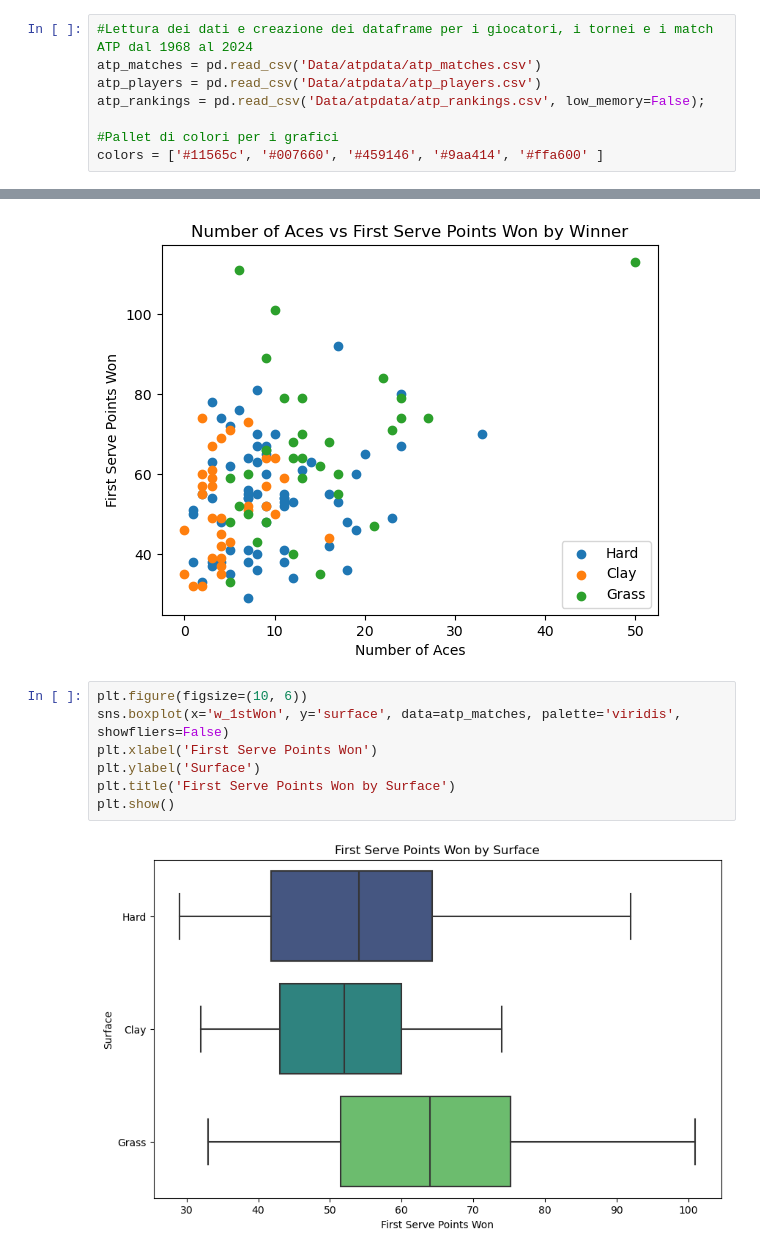
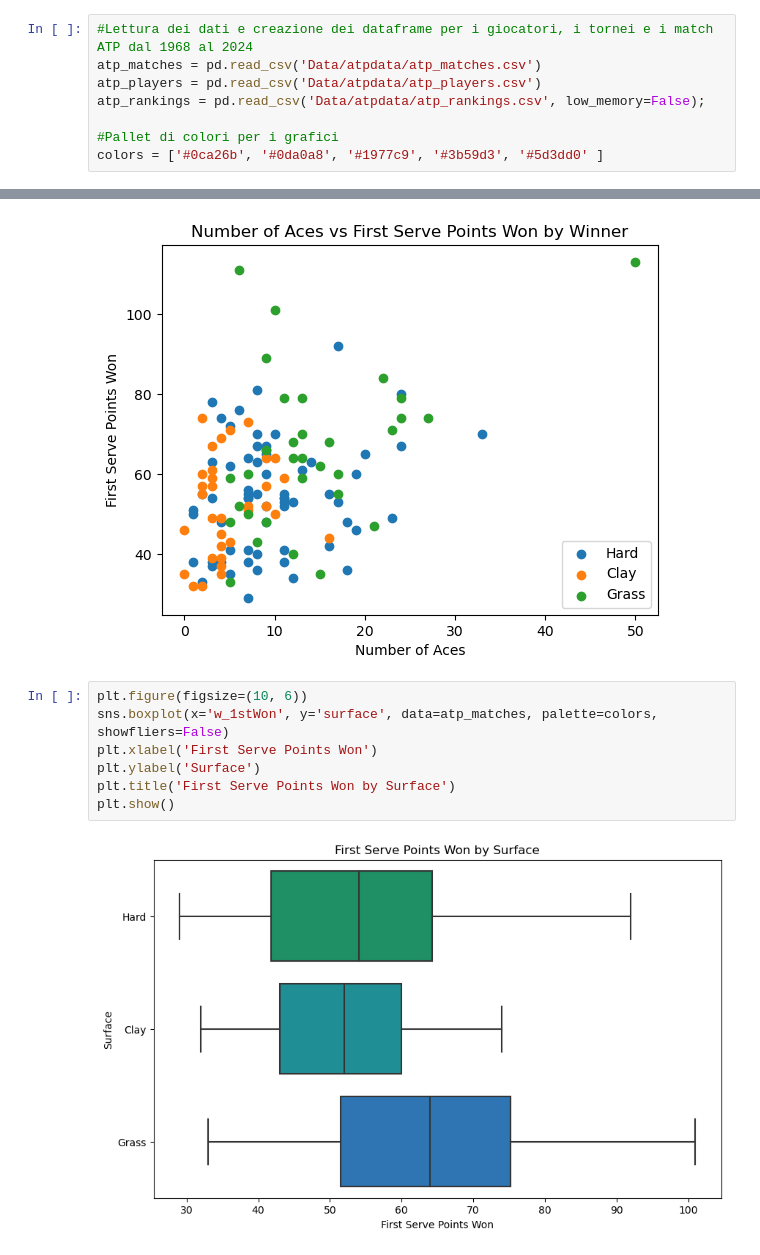
Before and after one commit to yasemitee/SciVIs, a Jupyter notebook: player.ipynb, the cells around one changed output, grey strips where cells are left out. Saved outputs shown, nothing was run; the diff lists cells and outputs as text.

```diff
--- a/player.ipynb
+++ b/player.ipynb
@@ -14,7 +14,7 @@ atp_players = pd.read_csv('Data/atpdata/atp_players.csv')
 atp_rankings = pd.read_csv('Data/atpdata/atp_rankings.csv', low_memory=False);
 
 #Pallet di colori per i grafici
-colors = ['#11565c', '#007660', '#459146', '#9aa414', '#ffa600' ]
+colors = ['#0ca26b', '#0da0a8', '#1977c9', '#3b59d3', '#5d3dd0' ]
 # %% [markdown]
 ## Panoramica sugli attributi dei giocatori
 # %%
@@ -239,12 +239,12 @@ plt.show()
 [figure]
 # %%
 plt.figure(figsize=(10, 6))
-sns.boxplot(x='w_1stWon', y='surface', data=atp_matches, palette='viridis', showfliers=False)
+sns.boxplot(x='w_1stWon', y='surface', data=atp_matches, palette=colors, showfliers=False)
 plt.xlabel('First Serve Points Won')
 plt.ylabel('Surface')
 plt.title('First Serve Points Won by Surface')
 plt.show()
 # %% [output]
-[figure, old version]
+[figure, new version]
 # %%
 plt.figure(figsize=(10, 6))
```
Also changed, not shown: parts of 9 cells of this notebook, 4 other files.
